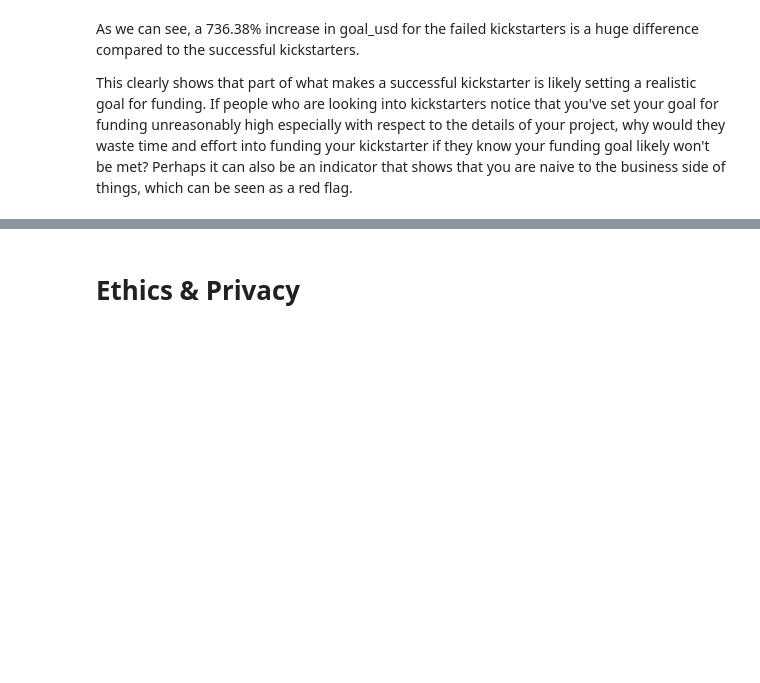
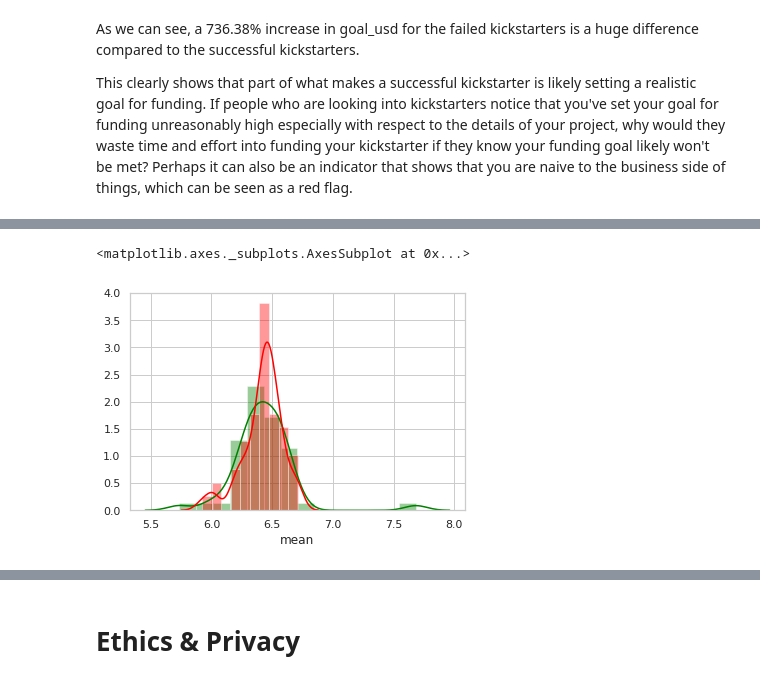
Before and after one commit to krandapus/Projects, a Jupyter notebook: FinalProject.ipynb, the cells around one changed output, grey strips where cells are left out. Drawn from its saved outputs; the diff is of its cells as text; code cells hidden in the pictures; blank space fills up the shorter version.

Commit message:
added t-tests for duration, start_month, end_month

```diff
--- a/FinalProject.ipynb
+++ b/FinalProject.ipynb
@@ -492,0 +493,6 @@ Ttest_indResult(statistic=-18.101157995571793, pvalue=5.09510228013049e-33)
+# %%
+sns.distplot(state_describe_succ['start_month']['mean'],color='green')
+sns.distplot(state_describe_fail['start_month']['mean'],color='red')
+# %% [output]
+<matplotlib.axes._subplots.AxesSubplot at 0x...>
+[figure, added]
```
Also changed, not shown: parts of 16 cells of this notebook.
